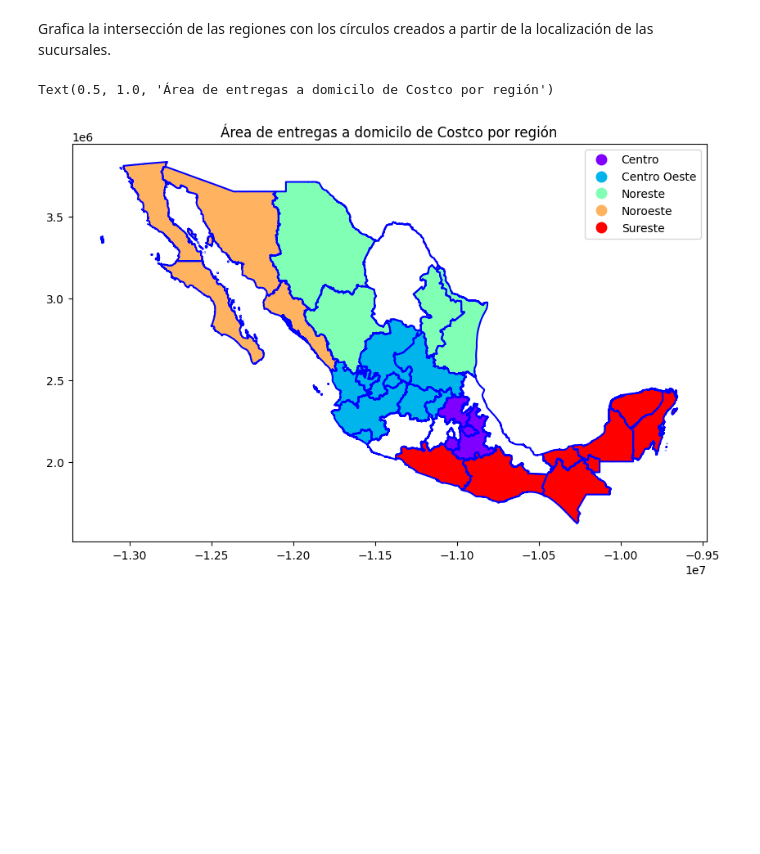
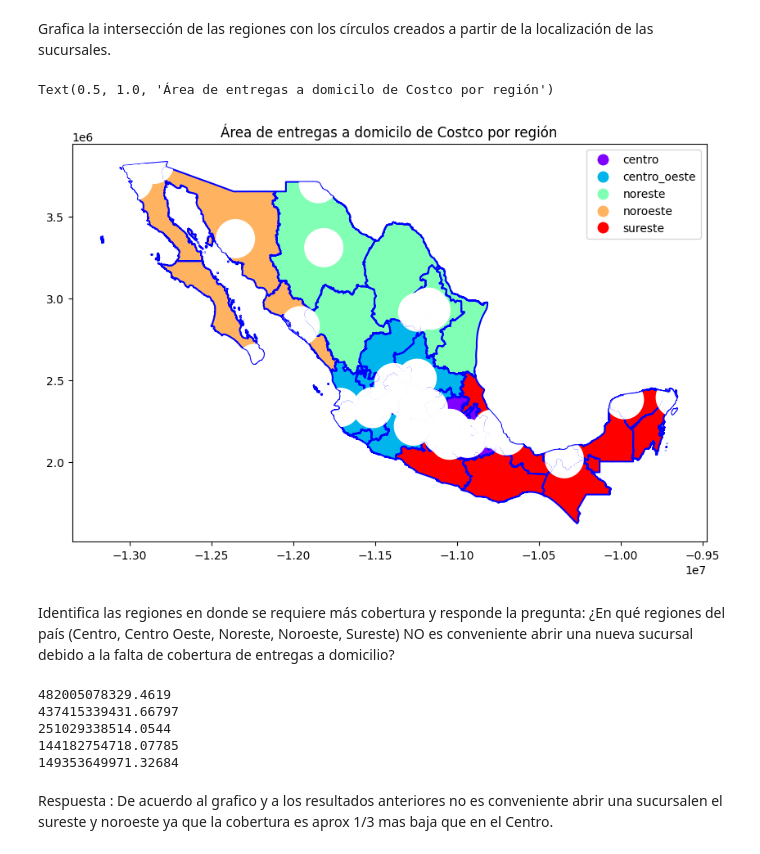
Before and after one commit to Jadrianp29/testreko, a Jupyter notebook: DS_C3_SC2_JESUSADRIANAGUILARPEREZ.ipynb, the cells around one changed output. Cells and saved outputs as stored; diff of their text form; code cells hidden in the pictures; blank space fills up the shorter version.

```diff
--- a/DS_C3_SC2_JESUSADRIANAGUILARPEREZ.ipynb
+++ b/DS_C3_SC2_JESUSADRIANAGUILARPEREZ.ipynb
@@ -125,6 +98,6 @@ mex.plot(column='Region',cmap='rainbow',legend=True,figsize=(10,10))
 # %% [markdown]
 6.	Asegura que ambos GeoDataFrames utilicen el CRS epsg=3395 que usa metros como medida de distancia.
 # %%
-Tiendas_costco1= Tiendas_costco1.set_crs(epsg=3395)
-mex = mex.to_crs(epsg=3395)
-print(mex.crs,Tiendas_costco1.crs,sep='\n')
+Tiendas_costco1=Tiendas_costco1.set_crs(mex.crs)
+mex=mex.to_crs(epsg=3395)
+Tiendas_costco1= Tiendas_costco1.to_crs(mex.crs)
@@ -142,12 +116,33 @@ Tiendas_costco1.plot()
 # %% [markdown]
 Grafica la intersección de las regiones con los círculos creados a partir de la localización de las sucursales.
 # %%
-interseccion= geopandas.overlay(mex,Tiendas_costco,how='intersection')
+interseccion= geopandas.overlay(mex,Tiendas_costco1,how='intersection',keep_geom_type=False)
 # %%
 ax= mex.plot(column='Region',cmap='rainbow',legend=True,figsize=(10,10))
 mex.boundary.plot(ax=ax,zorder=1,color='b')
-interseccion.plot(ax=ax,color='black',zorder=2)
+interseccion.plot(ax=ax,color='w',zorder=2)
 plt.title('Área de entregas a domicilo de Costco por región')
 # %% [output]
 Text(0.5, 1.0, 'Área de entregas a domicilo de Costco por región')
-[figure, old version]
+[figure, new version]
+# %% [markdown]
+Identifica las regiones en donde se requiere más cobertura y responde la pregunta: ¿En qué regiones del país (Centro, Centro Oeste, Noreste, Noroeste, Sureste) NO es conveniente abrir una nueva sucursal debido a la falta de cobertura de entregas a domicilio?
+# %%
+Centro_area = interseccion[interseccion['Region'] == 'centro'].area.sum()
+centro_oeste_area = interseccion[interseccion['Region'] == 'centro_oeste'].area.sum()
+noreste_area = interseccion[interseccion['Region'] == 'noreste'].area.sum()
+noroeste_area = interseccion[interseccion['Region'] == 'noroeste'].area.sum()
+sureste_area = interseccion[interseccion['Region'] == 'sureste'].area.sum()
+print(Centro_area)
+print(centro_oeste_area)
+print(noreste_area)
+print(noroeste_area)
+print(sureste_area)
+# %% [output]
+482005078329.4619
+437415339431.66797
+251029338514.0544
+144182754718.07785
+149353649971.32684
+# %% [markdown]
+Respuesta : De acuerdo al grafico y a los resultados anteriores no es conveniente abrir una sucursalen el sureste y noroeste ya que la cobertura es aprox 1/3 mas baja que en el Centro.
```
Also changed, not shown: parts of 5 cells of this notebook.
